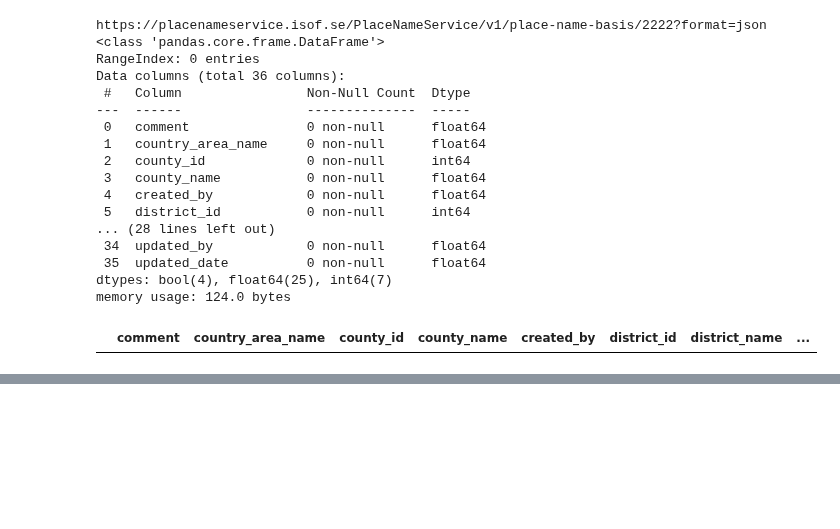
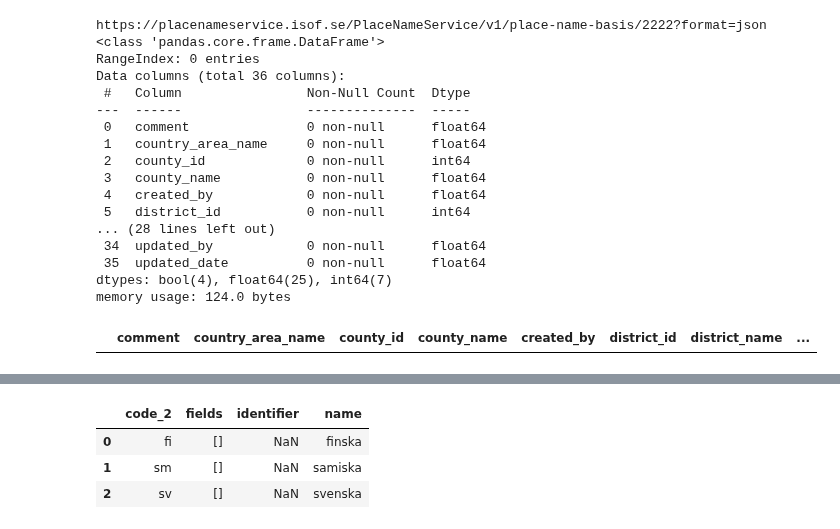
Before and after one commit to salgo60/open-data-examples, a Jupyter notebook: ISOF placenameservice.ipynb, the cells around one changed output, grey strips where cells are left out. Cells and saved outputs as stored; diff of their text form; code cells hidden in the pictures; blank space fills up the shorter version.

```diff
--- a/ISOF placenameservice.ipynb
+++ b/ISOF placenameservice.ipynb
@@ -228,0 +266,6 @@ data_placenamebasis_2222
+# %%
+url_service = "v1/place-names/language-filters"
+url = urlbase + url_service + "?format=json"
+data_language_filters = pd.read_json(url)
+print(url)
+data_language_filters.info()
@@ -228,0 +285,7 @@ data_placenamebasis_2222
+# %%
+data_language_filters
+# %% [output]
+|  | code_2 | fields | identifier | name |
+| 0 | fi | [] | NaN | finska |
+| 1 | sm | [] | NaN | samiska |
+| 2 | sv | [] | NaN | svenska |
```
Also changed, not shown: parts of 7 cells of this notebook.
